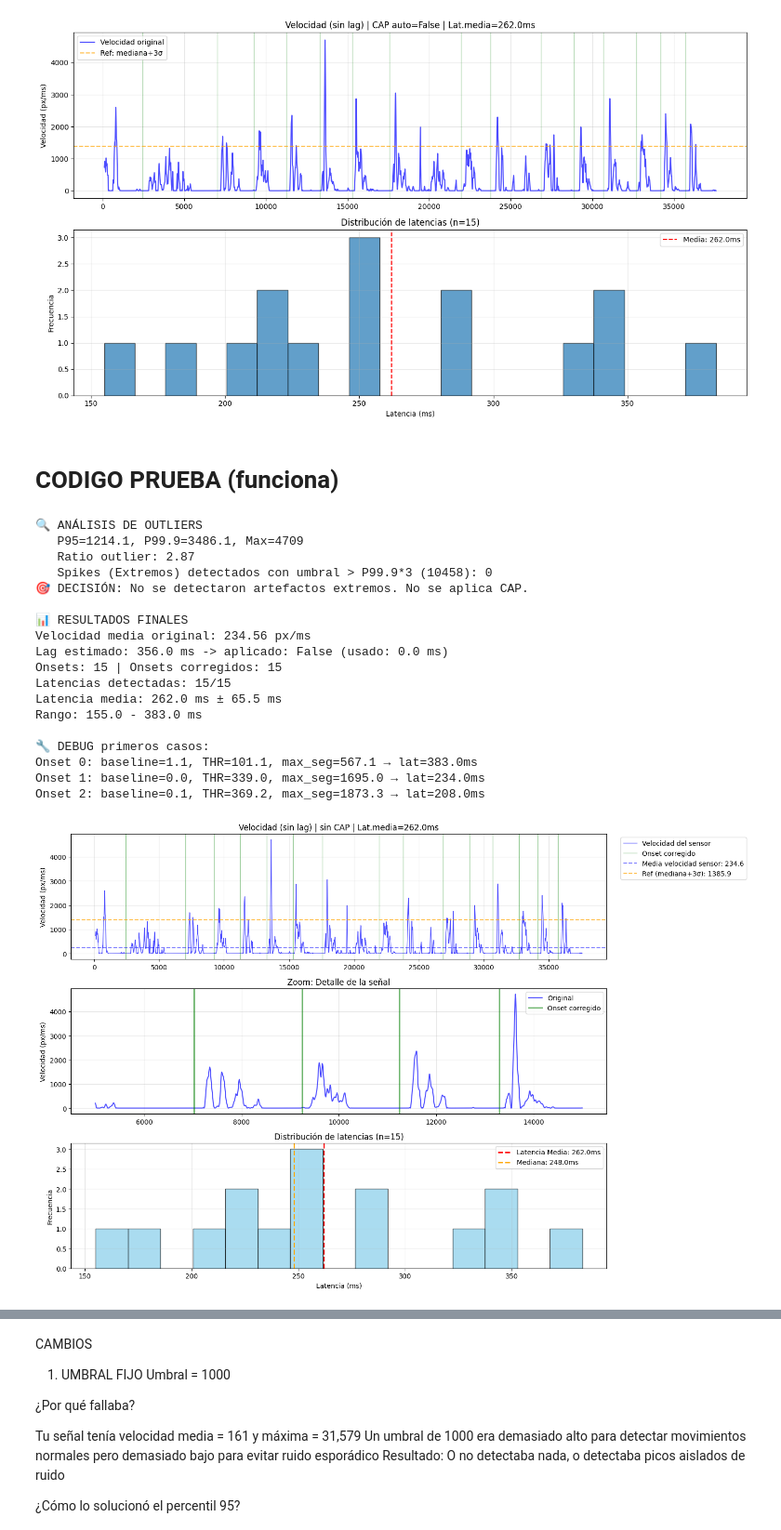
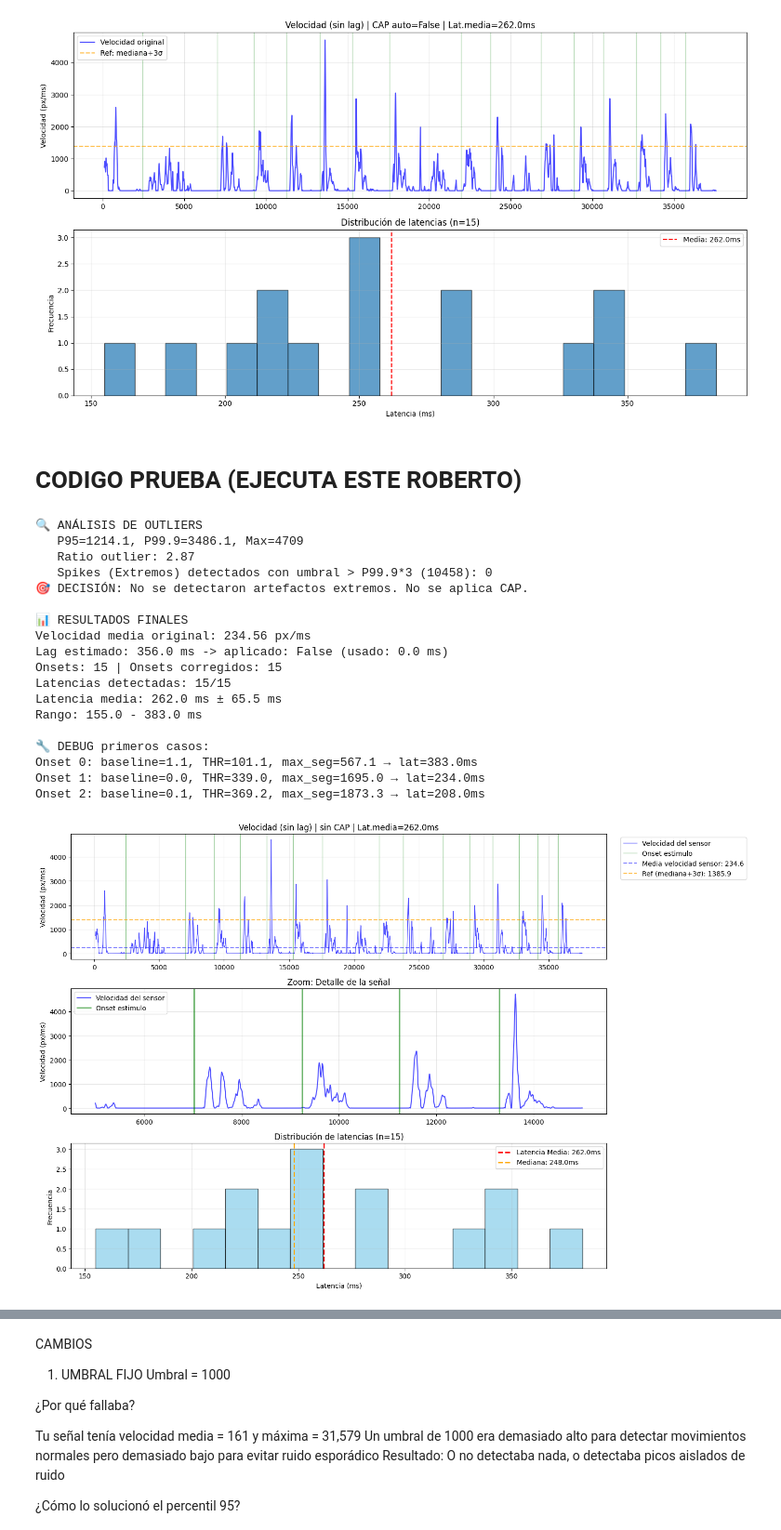
Before and after one commit to abarrio12/eogtouch, a Jupyter notebook: notebooks/01 - Start Latency.ipynb, the cells around one changed output, grey strips where cells are left out. Shown at 93% size. Drawn from its saved outputs; the diff is of its cells as text; code cells hidden in the pictures.

```diff
--- a/notebooks/01 - Start Latency.ipynb
+++ b/notebooks/01 - Start Latency.ipynb
@@ -503,7 +501,7 @@ Onset 1: baseline=0.0, THR=339.0, max_seg=1695.0, lat=234.0ms
 Onset 2: baseline=0.1, THR=369.2, max_seg=1873.3, lat=208.0ms
 [figure]
 # %% [markdown]
-# CODIGO PRUEBA (funciona)
+# CODIGO PRUEBA (EJECUTA ESTE ROBERTO)
 # %%
 import numpy as np
 import matplotlib.pyplot as plt
@@ -724,9 +722,11 @@ if do_cap:
     plt.axhline(CAP, color="red", linestyle=":", alpha=0.8, label=f"Límite CAP={CAP:.0f}")
 
 # Marcar onsets corregidos
+label_onset = "Onset estimulo"
 for onset in event_onsets_corr[event_onsets_corr >= START]:
     if onset < END:
-        plt.axvline(onset * DT_MS, color="green", alpha=0.4, linewidth=1, label = "Onset corregido" if onset == event_onsets_corr[event_onsets_corr >= START][0] else "")
+        plt.axvline(onset * DT_MS, color="green", alpha=0.4, linewidth=1, label = label_onset)
+        label_onset = None  # Solo una etiqueta en la leyenda
 
 # Velocidad media como referencia
 plt.axhline(media_vel_original, color="blue", linestyle="--", alpha=0.5,
@@ -748,14 +748,16 @@ plt.subplot(3,1,2)
 zoom_start = max(START, int(5000/DT_MS))  # ~5 segundos
 zoom_end = min(END, zoom_start + int(10000/DT_MS))  # 10 segundos de ventana
 
-plt.plot(t_ms[zoom_start:zoom_end], vel_original[zoom_start:zoom_end], 'b-', alpha=0.7, label="Original")
+plt.plot(t_ms[zoom_start:zoom_end], vel_original[zoom_start:zoom_end], 'b-', alpha=0.7, label="Velocidad del sensor")
 if do_cap:
     plt.plot(t_ms[zoom_start:zoom_end], vel[zoom_start:zoom_end], 'r-', alpha=0.8, label="Con CAP")
 
 # Marcar onsets en zoom
+label_onset = "Onset estimulo"
 for onset in event_onsets_corr:
     if zoom_start <= onset < zoom_end:
-        plt.axvline(onset * DT_MS, color="green", alpha=0.6, linewidth=2, label = "Onset corregido" if onset == event_onsets_corr[(event_onsets_corr >= zoom_start) & (event_onsets_corr < zoom_end)][0] else "")
+        plt.axvline(onset * DT_MS, color="green", alpha=0.6, linewidth=2, label = label_onset)
+        label_onset = None  # Solo una etiqueta en la leyenda
 
 plt.title("Zoom: Detalle de la señal")
 plt.ylabel("Velocidad (px/ms)")
@@ -784,31 +786,31 @@ if do_cap:
     original_max = vel_original.max()
     capped_max = vel.max()
     max_reduction = ((original_max - capped_max) / original_max) * 100
 
     capped_count = np.sum(vel_original > CAP)
     capped_pct = (capped_count / len(vel_original)) * 100
 
     print(f"\n⚡ IMPACTO DEL CAP:")
     print(f"Máximo original: {original_max:.0f} → Máximo con CAP: {capped_max:.0f}")
     print(f"Reducción máxima: {max_reduction:.1f}%")
     print(f"Puntos cappados: {capped_count} ({capped_pct:.4f}%)")
 # %% [output]
 🔍 ANÁLISIS DE OUTLIERS
    P95=1214.1, P99.9=3486.1, Max=4709
    Ratio outlier: 2.87
    Spikes (Extremos) detectados con umbral > P99.9*3 (10458): 0
 🎯 DECISIÓN: No se detectaron artefactos extremos. No se aplica CAP.
 
 📊 RESULTADOS FINALES
 Velocidad media original: 234.56 px/ms
 Lag estimado: 356.0 ms -> aplicado: False (usado: 0.0 ms)
 Onsets: 15 | Onsets corregidos: 15
 Latencias detectadas: 15/15
 Latencia media: 262.0 ms ± 65.5 ms
 Rango: 155.0 - 383.0 ms
 
 🔧 DEBUG primeros casos:
 Onset 0: baseline=1.1, THR=101.1, max_seg=567.1 → lat=383.0ms
 Onset 1: baseline=0.0, THR=339.0, max_seg=1695.0 → lat=234.0ms
 Onset 2: baseline=0.1, THR=369.2, max_seg=1873.3 → lat=208.0ms
-[figure, old version]
+[figure, new version]
```
Also changed, not shown: parts of 4 cells of this notebook.
